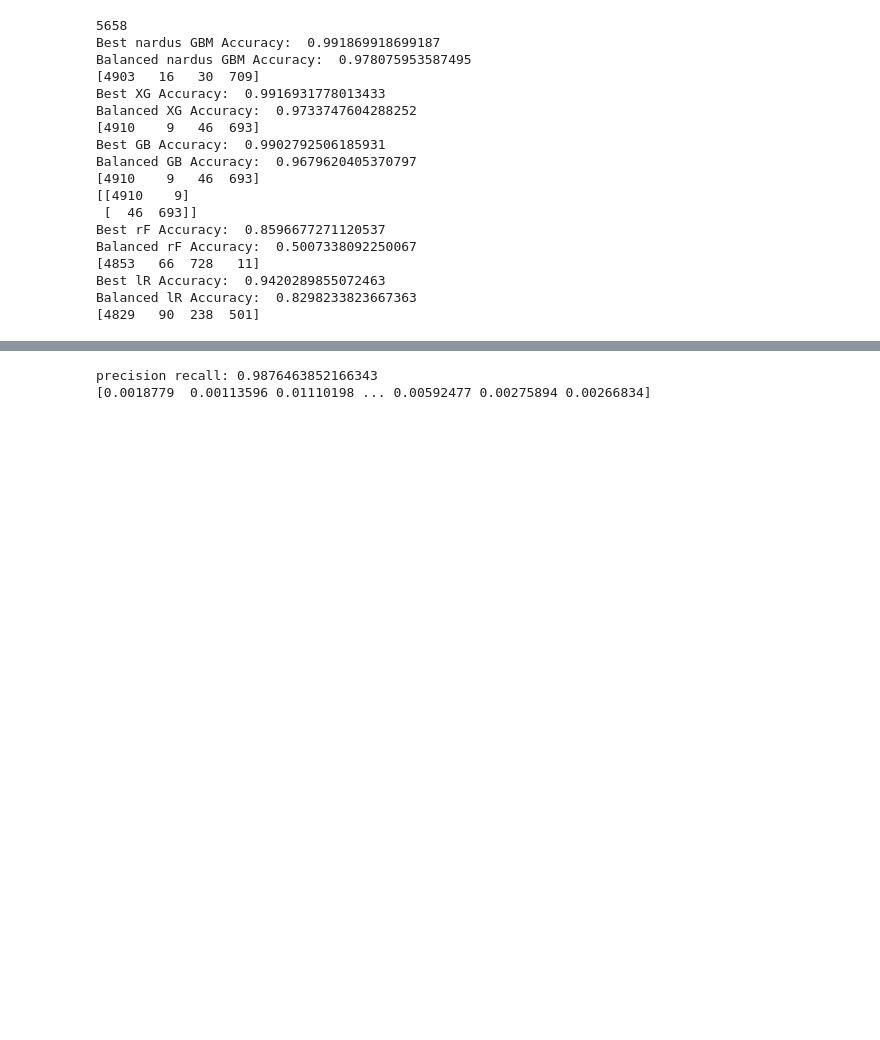
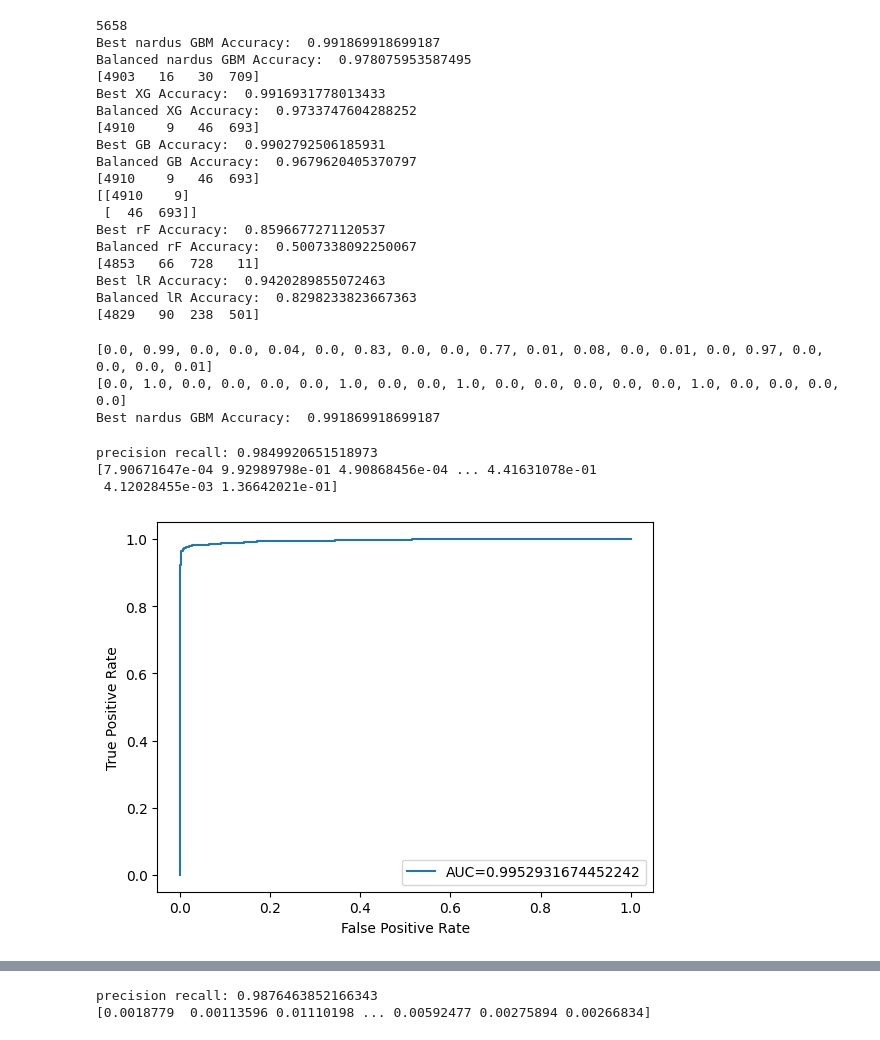
Before and after one commit to 25benjaminli/zoonotic-prediction, a Jupyter notebook: validate.ipynb, the cells around one changed output, grey strips where cells are left out. Cells and saved outputs as stored; diff of their text form; code cells hidden in the pictures; blank space fills up the shorter version.

```diff
--- a/validate.ipynb
+++ b/validate.ipynb
@@ -99,6 +101,42 @@ Balanced rF Accuracy:  0.5007338092250067
 Best lR Accuracy:  0.9420289855072463
 Balanced lR Accuracy:  0.8298233823667363
 [4829   90  238  501]
+# %%
+cols_when_model_builds = nardus_gradBoost.feature_names_in_
+X_test=X_test[cols_when_model_builds]
+print([round(x, 2) for x in nardus_gradBoost.predict_proba(X_test)[:,1][:20]])
+print([x for x in y_test[:20]])
+print("Best nardus GBM Accuracy: ", accuracy_score(y_test, nardus_gradBoost.predict(X_test)))
+# %% [output]
+[0.0, 0.99, 0.0, 0.0, 0.04, 0.0, 0.83, 0.0, 0.0, 0.77, 0.01, 0.08, 0.0, 0.01, 0.0, 0.97, 0.0, 0.0, 0.0, 0.01]
+[0.0, 1.0, 0.0, 0.0, 0.0, 0.0, 1.0, 0.0, 0.0, 1.0, 0.0, 0.0, 0.0, 0.0, 0.0, 1.0, 0.0, 0.0, 0.0, 0.0]
+Best nardus GBM Accuracy:  0.991869918699187
+# %%
+# ALWAYS reset X columns to the right order
+
+cols_when_model_builds = nardus_gradBoost.feature_names_in_
+X_test=X_test[cols_when_model_builds]
+
+y_thing = y_test.to_numpy()
+precision, recall, thresholds = precision_recall_curve(y_thing, nardus_gradBoost.predict_proba(X_test)[::,1])
+aaa = auc(recall, precision)
+print("precision recall: " + str(aaa))
+
+y_pred_proba = nardus_gradBoost.predict_proba(X_test)[::,1]
+fpr, tpr, _ = roc_curve(y_test, y_pred_proba)
+auc_thing = roc_auc_score(y_test, y_pred_proba)
+
+print(y_pred_proba)
+plt.plot(fpr,tpr,label="AUC="+str(auc_thing))
+plt.ylabel('True Positive Rate')
+plt.xlabel('False Positive Rate')
+plt.legend(loc=4)
+plt.show()
+# %% [output]
+precision recall: 0.9849920651518973
+[7.90671647e-04 9.92989798e-01 4.90868456e-04 ... 4.41631078e-01
+ 4.12028455e-03 1.36642021e-01]
+[figure, added]
 # %%
 # ALWAYS reset X columns to the right order
 
```
Also changed, not shown: parts of 3 cells of this notebook, 5 other files.
